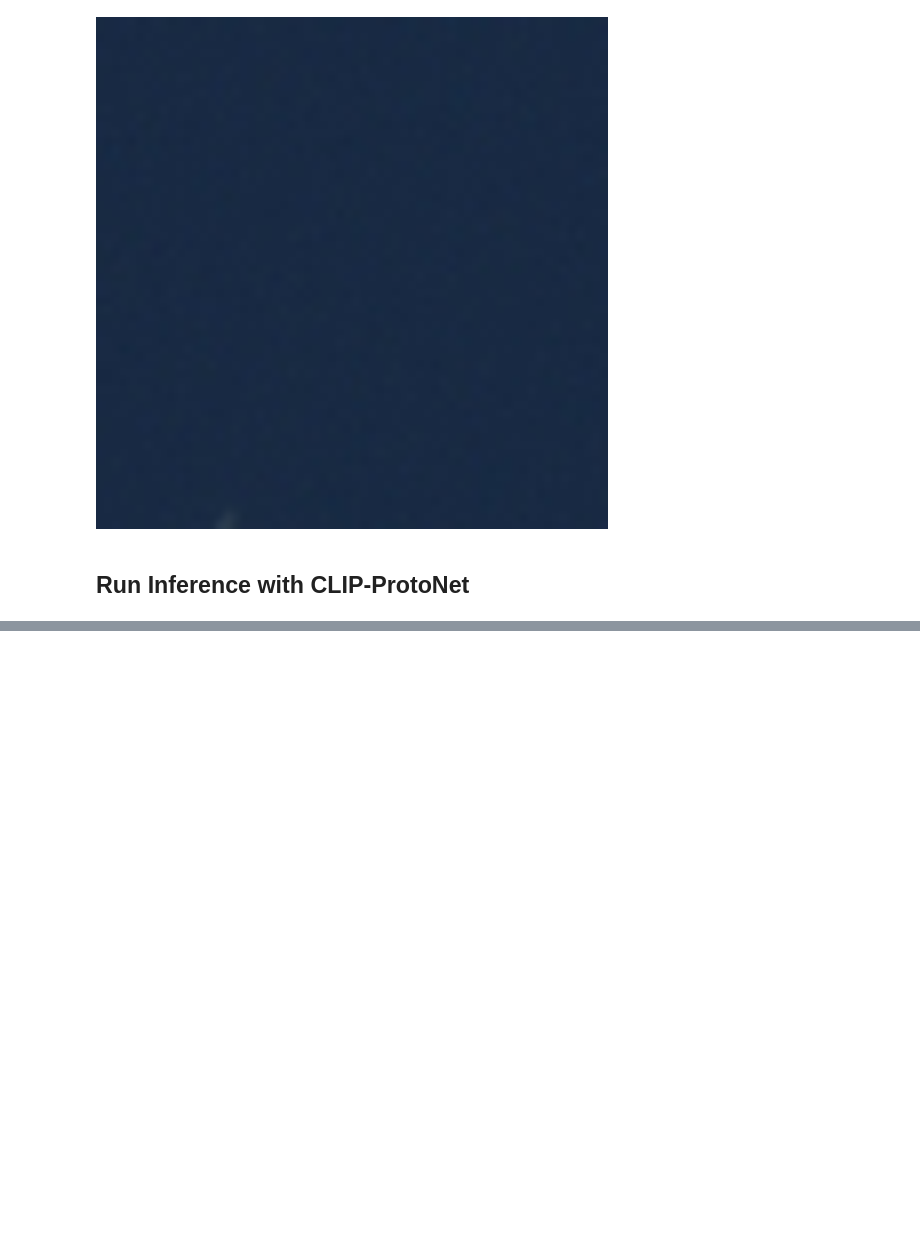
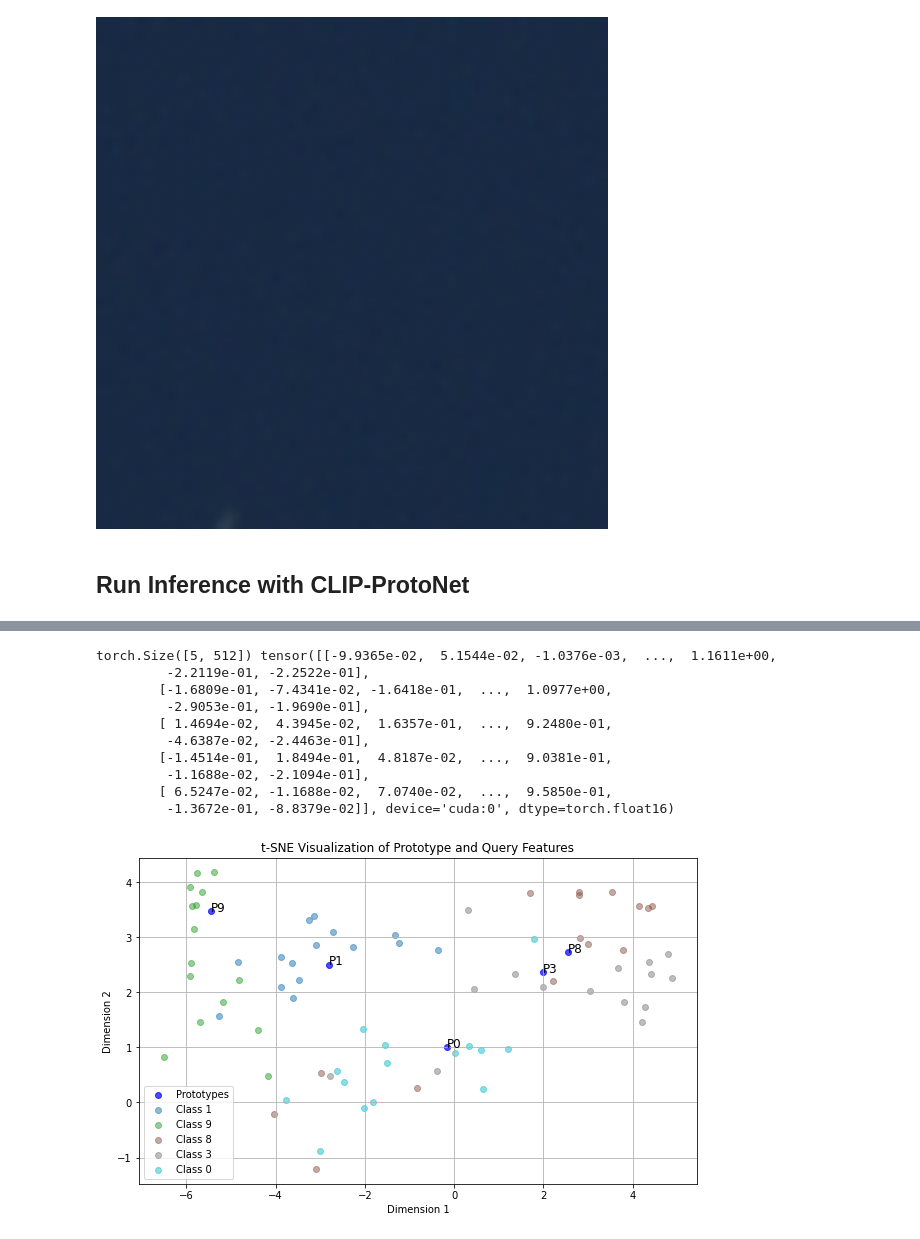
Before and after one commit to jl3720/cross-domain-fsl, a Jupyter notebook: notebooks/clip_protonet.ipynb, the cells around one changed output, grey strips where cells are left out. Drawn from its saved outputs; the diff is of its cells as text; code cells hidden in the pictures; blank space fills up the shorter version.

```diff
--- a/notebooks/clip_protonet.ipynb
+++ b/notebooks/clip_protonet.ipynb
@@ -307,5 +293,10 @@ preds_mapped = classes[preds_q]
 
 print(preds_mapped)
 
-print(f"Accuracy: {torch.sum(preds_mapped == y_q) / len(y_query)}")
+print(f"Average Accuracy: {torch.sum(preds_mapped == y_q) / len(y_query)}")
+
+acc_by_class = torch.sum(preds_mapped == y_q, dim=1) / args.n_query
+acc_by_class = [acc.item() for acc in acc_by_class]
+for i, acc in enumerate(acc_by_class):
+    print(f"Accuracy for class {classes[i]}: {acc}")
 # %% [output]
@@ -328,0 +320,56 @@ Accuracy: 0.4533333480358124
+# %%
+# Display prototypes with t-SNE
+from sklearn.manifold import TSNE
+
+z_support, z_query, z_proto, dists, scores = protonet.get_feats_protos(x)
+print(z_proto.shape, z_proto)
+
+prototypes_np = z_proto.cpu().numpy()
+z_query_np = z_query.cpu().numpy()
+query_labels_np = y_query.cpu().numpy()
+
+# Combine prototypes and z_query for t-SNE
+combined_features = np.vstack((prototypes_np, z_query_np))
+
+# Perform t-SNE
+tsne = TSNE(n_components=2, random_state=0)
+combined_tsne = tsne.fit_transform(combined_features)
+
+# Separate the transformed points
+prototypes_tsne = combined_tsne[:prototypes_np.shape[0]]
+z_query_tsne = combined_tsne[prototypes_np.shape[0]:]
+
+# Plot the t-SNE results
+plt.figure(figsize=(10, 6))
+
+# Plot prototype features
+plt.scatter(prototypes_tsne[:, 0], prototypes_tsne[:, 1], color='blue', label='Prototypes', alpha=0.7)
+for i in range(prototypes_tsne.shape[0]):
+    plt.text(prototypes_tsne[i, 0], prototypes_tsne[i, 1], f'P{classes[i]}', fontsize=12)
+
+# Plot query features with different colors for each class
+classes = y[:, 0].cpu().numpy()
+colors = plt.cm.get_cmap('tab10', len(classes))
+
+for i, class_idx in enumerate(classes):
+    indices = np.where(query_labels_np == class_idx)
+    plt.scatter(z_query_tsne[indices, 0], z_query_tsne[indices, 1], color=colors.colors[i], label=f'Class {class_idx}', alpha=0.5)
+
+plt.title('t-SNE Visualization of Prototype and Query Features')
+plt.xlabel('Dimension 1')
+plt.ylabel('Dimension 2')
+plt.legend()
+plt.grid(True)
+plt.show()
+# %% [output]
+torch.Size([5, 512]) tensor([[-9.9365e-02,  5.1544e-02, -1.0376e-03,  ...,  1.1611e+00,
+         -2.2119e-01, -2.2522e-01],
+        [-1.6809e-01, -7.4341e-02, -1.6418e-01,  ...,  1.0977e+00,
+         -2.9053e-01, -1.9690e-01],
+        [ 1.4694e-02,  4.3945e-02,  1.6357e-01,  ...,  9.2480e-01,
+         -4.6387e-02, -2.4463e-01],
+        [-1.4514e-01,  1.8494e-01,  4.8187e-02,  ...,  9.0381e-01,
+         -1.1688e-02, -2.1094e-01],
+        [ 6.5247e-02, -1.1688e-02,  7.0740e-02,  ...,  9.5850e-01,
+         -1.3672e-01, -8.8379e-02]], device='cuda:0', dtype=torch.float16)
+[figure, added]
```
Also changed, not shown: parts of 9 cells of this notebook, 1 other file.
